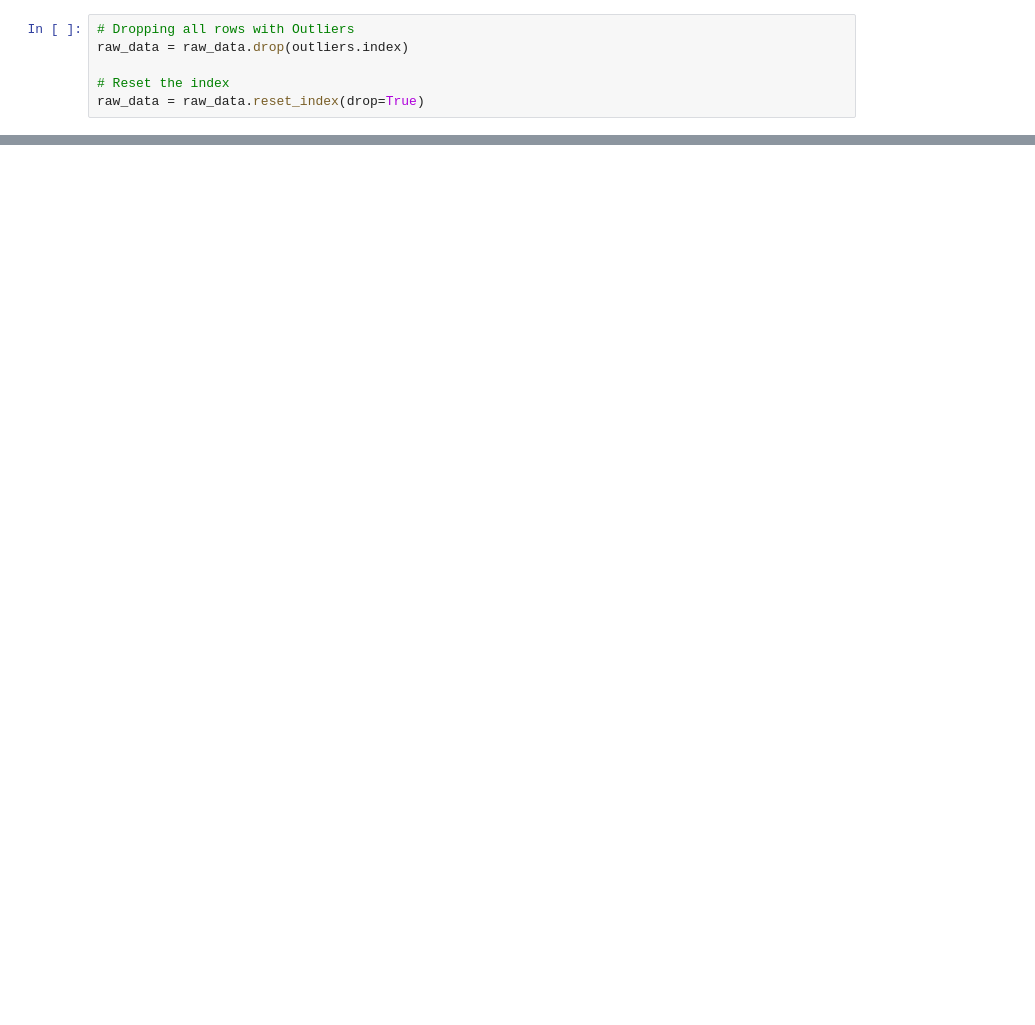
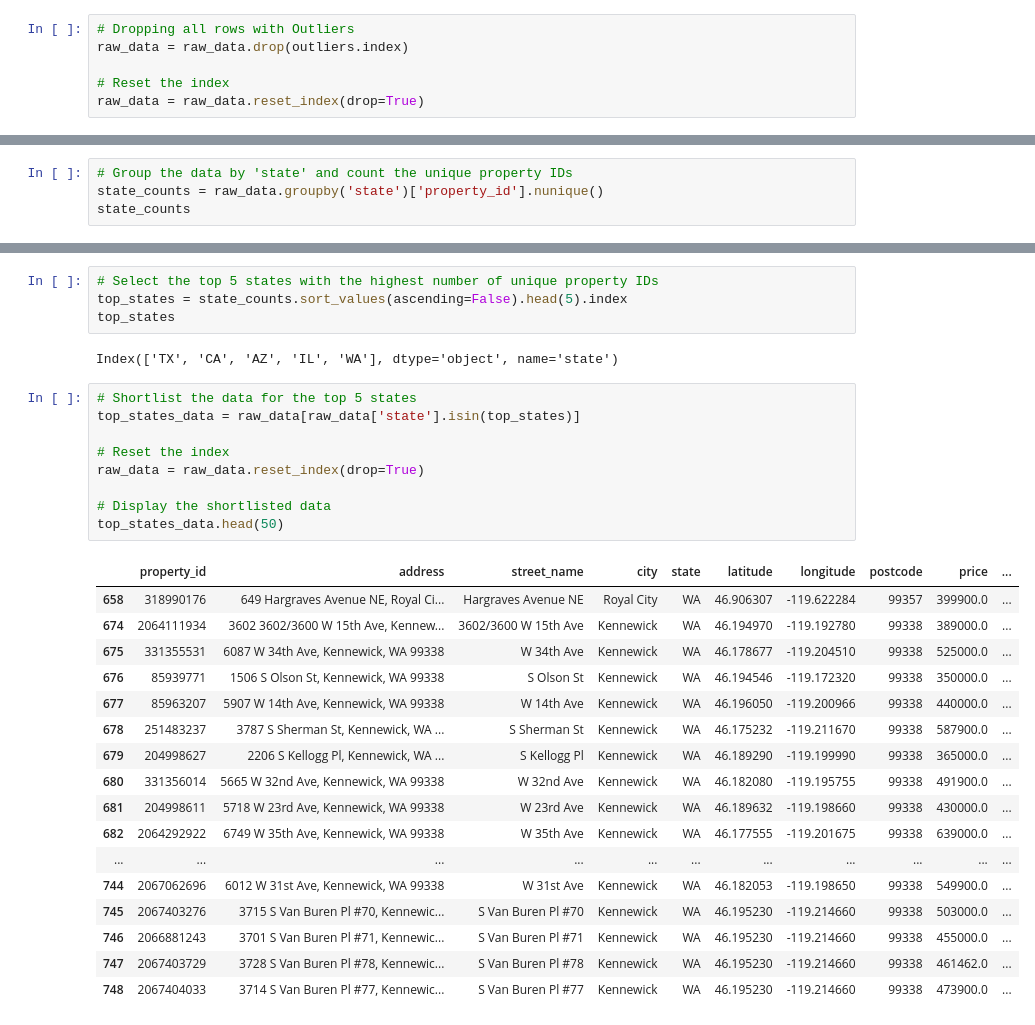
Before and after one commit to Jihyeyoon4/Project4-Group-2, a Jupyter notebook: Project 4 - Data Cleaning.ipynb, the cells around one changed output, grey strips where cells are left out. Drawn from its saved outputs; the diff is of its cells as text; blank space fills up the shorter version.

```diff
--- a/Project 4 - Data Cleaning.ipynb
+++ b/Project 4 - Data Cleaning.ipynb
@@ -286,0 +330,4 @@ clean_data.to_csv("clean_data_outlier.csv")
+# %%
+# Group the data by 'state' and count the unique property IDs
+state_counts = raw_data.groupby('state')['property_id'].nunique()
+state_counts
@@ -286,0 +352,33 @@ clean_data.to_csv("clean_data_outlier.csv")
+# %%
+# Select the top 5 states with the highest number of unique property IDs
+top_states = state_counts.sort_values(ascending=False).head(5).index
+top_states
+# %% [output]
+Index(['TX', 'CA', 'AZ', 'IL', 'WA'], dtype='object', name='state')
+# %%
+# Shortlist the data for the top 5 states
+top_states_data = raw_data[raw_data['state'].isin(top_states)]
+
+# Reset the index
+raw_data = raw_data.reset_index(drop=True)
+
+# Display the shortlisted data
+top_states_data.head(50)
+# %% [output]
+|  | property_id | address | street_name | city | state | latitude | longitude | postcode | price | ... |
+| 658 | 318990176 | 649 Hargraves Avenue NE, Royal Ci... | Hargraves Avenue NE | Royal City | WA | 46.906307 | -119.622284 | 99357 | 399900.0 | ... |
+| 674 | 2064111934 | 3602 3602/3600 W 15th Ave, Kennew... | 3602/3600 W 15th Ave | Kennewick | WA | 46.194970 | -119.192780 | 99338 | 389000.0 | ... |
+| 675 | 331355531 | 6087 W 34th Ave, Kennewick, WA 99338 | W 34th Ave | Kennewick | WA | 46.178677 | -119.204510 | 99338 | 525000.0 | ... |
+| 676 | 85939771 | 1506 S Olson St, Kennewick, WA 99338 | S Olson St | Kennewick | WA | 46.194546 | -119.172320 | 99338 | 350000.0 | ... |
+| 677 | 85963207 | 5907 W 14th Ave, Kennewick, WA 99338 | W 14th Ave | Kennewick | WA | 46.196050 | -119.200966 | 99338 | 440000.0 | ... |
+| 678 | 251483237 | 3787 S Sherman St, Kennewick, WA ... | S Sherman St | Kennewick | WA | 46.175232 | -119.211670 | 99338 | 587900.0 | ... |
+| 679 | 204998627 | 2206 S Kellogg Pl, Kennewick, WA ... | S Kellogg Pl | Kennewick | WA | 46.189290 | -119.199990 | 99338 | 365000.0 | ... |
+| 680 | 331356014 | 5665 W 32nd Ave, Kennewick, WA 99338 | W 32nd Ave | Kennewick | WA | 46.182080 | -119.195755 | 99338 | 491900.0 | ... |
+| 681 | 204998611 | 5718 W 23rd Ave, Kennewick, WA 99338 | W 23rd Ave | Kennewick | WA | 46.189632 | -119.198660 | 99338 | 430000.0 | ... |
+| 682 | 2064292922 | 6749 W 35th Ave, Kennewick, WA 99338 | W 35th Ave | Kennewick | WA | 46.177555 | -119.201675 | 99338 | 639000.0 | ... |
+| ... | ... | ... | ... | ... | ... | ... | ... | ... | ... | ... |
+| 744 | 2067062696 | 6012 W 31st Ave, Kennewick, WA 99338 | W 31st Ave | Kennewick | WA | 46.182053 | -119.198650 | 99338 | 549900.0 | ... |
+| 745 | 2067403276 | 3715 S Van Buren Pl #70, Kennewic... | S Van Buren Pl #70 | Kennewick | WA | 46.195230 | -119.214660 | 99338 | 503000.0 | ... |
+| 746 | 2066881243 | 3701 S Van Buren Pl #71, Kennewic... | S Van Buren Pl #71 | Kennewick | WA | 46.195230 | -119.214660 | 99338 | 455000.0 | ... |
+| 747 | 2067403729 | 3728 S Van Buren Pl #78, Kennewic... | S Van Buren Pl #78 | Kennewick | WA | 46.195230 | -119.214660 | 99338 | 461462.0 | ... |
+| 748 | 2067404033 | 3714 S Van Buren Pl #77, Kennewic... | S Van Buren Pl #77 | Kennewick | WA | 46.195230 | -119.214660 | 99338 | 473900.0 | ... |
```
Also changed, not shown: parts of 15 cells of this notebook.
